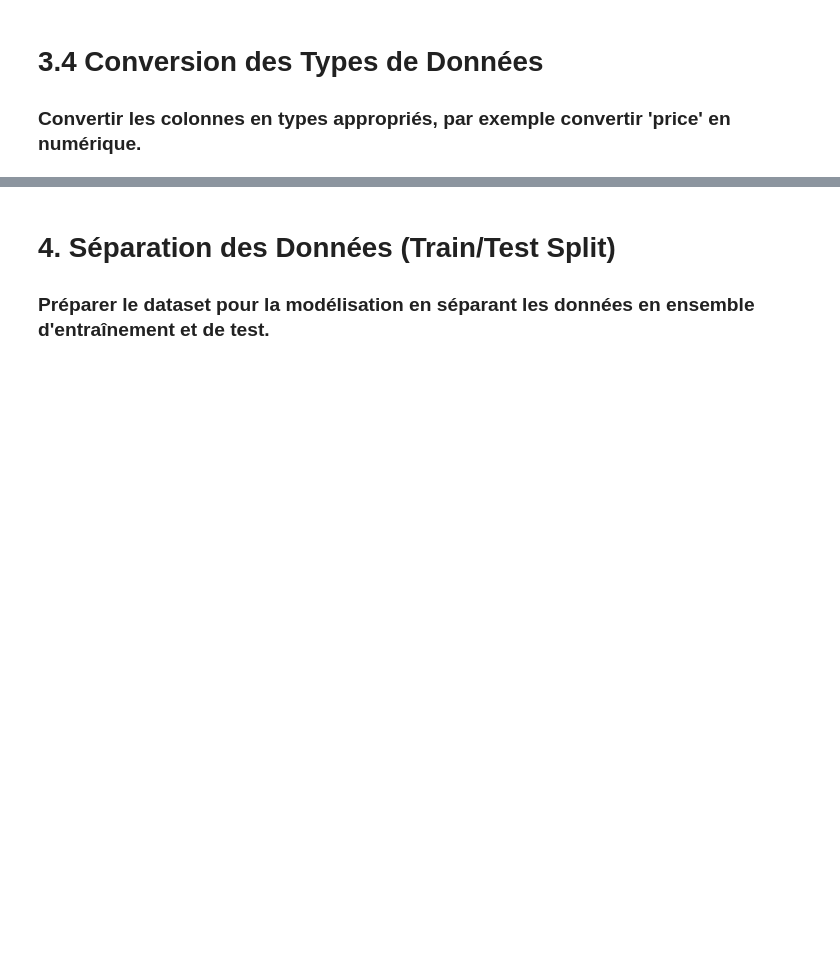
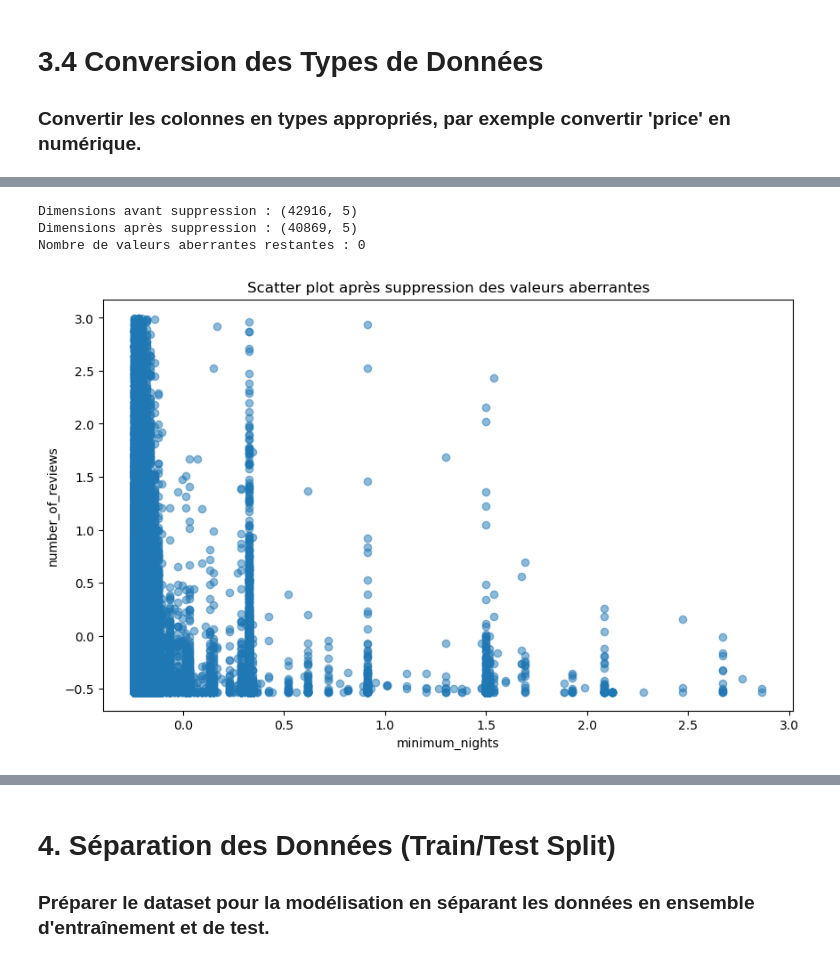
Before and after one commit to TheoPERSONNE/ProjetAirBNB, a Jupyter notebook: AirBnBDataSet.ipynb, the cells around one changed output, grey strips where cells are left out. Saved outputs shown, nothing was run; the diff lists cells and outputs as text; code cells hidden in the pictures; blank space fills up the shorter version.

```diff
--- a/AirBnBDataSet.ipynb
+++ b/AirBnBDataSet.ipynb
@@ -158,0 +236,30 @@ For example, when doing 'df[col].method(value, inplace=True)', try using 'df.met
+# %%
+# Suppression des valeurs aberrantes
+df_cleaned_no_outliers = df_cleaned.loc[~outliers]
+
+# Vérifiez les dimensions après suppression
+print(f"Dimensions avant suppression : {df_cleaned.shape}")
+print(f"Dimensions après suppression : {df_cleaned_no_outliers.shape}")
+
+# Vérifiez si des valeurs aberrantes subsistent
+z_scores_no_outliers = np.abs(df_cleaned_no_outliers[['price','minimum_nights', 'number_of_reviews']])
+outliers_remaining = (z_scores_no_outliers > 3).any(axis=1)
+print(f"Nombre de valeurs aberrantes restantes : {outliers_remaining.sum()}")
+
+#plt.figure(figsize=(10, 6))
+#sns.boxplot(data=df_cleaned_no_outliers[['minimum_nights', 'number_of_reviews']])
+#plt.title('Valeur aberrantes dans minimum_nights et number_of_reviews')
+#plt.show()
+
+# Scatter plot pour visualiser les données
+plt.figure(figsize=(10, 6))
+plt.scatter(df_cleaned_no_outliers['minimum_nights'], df_cleaned_no_outliers['number_of_reviews'], alpha=0.5)
+plt.title('Scatter plot après suppression des valeurs aberrantes')
+plt.xlabel('minimum_nights')
+plt.ylabel('number_of_reviews')
+plt.show()
+# %% [output]
+Dimensions avant suppression : (42916, 5)
+Dimensions après suppression : (40869, 5)
+Nombre de valeurs aberrantes restantes : 0
+[figure, added]
```
Also changed, not shown: parts of 12 cells of this notebook, 2 other files.
